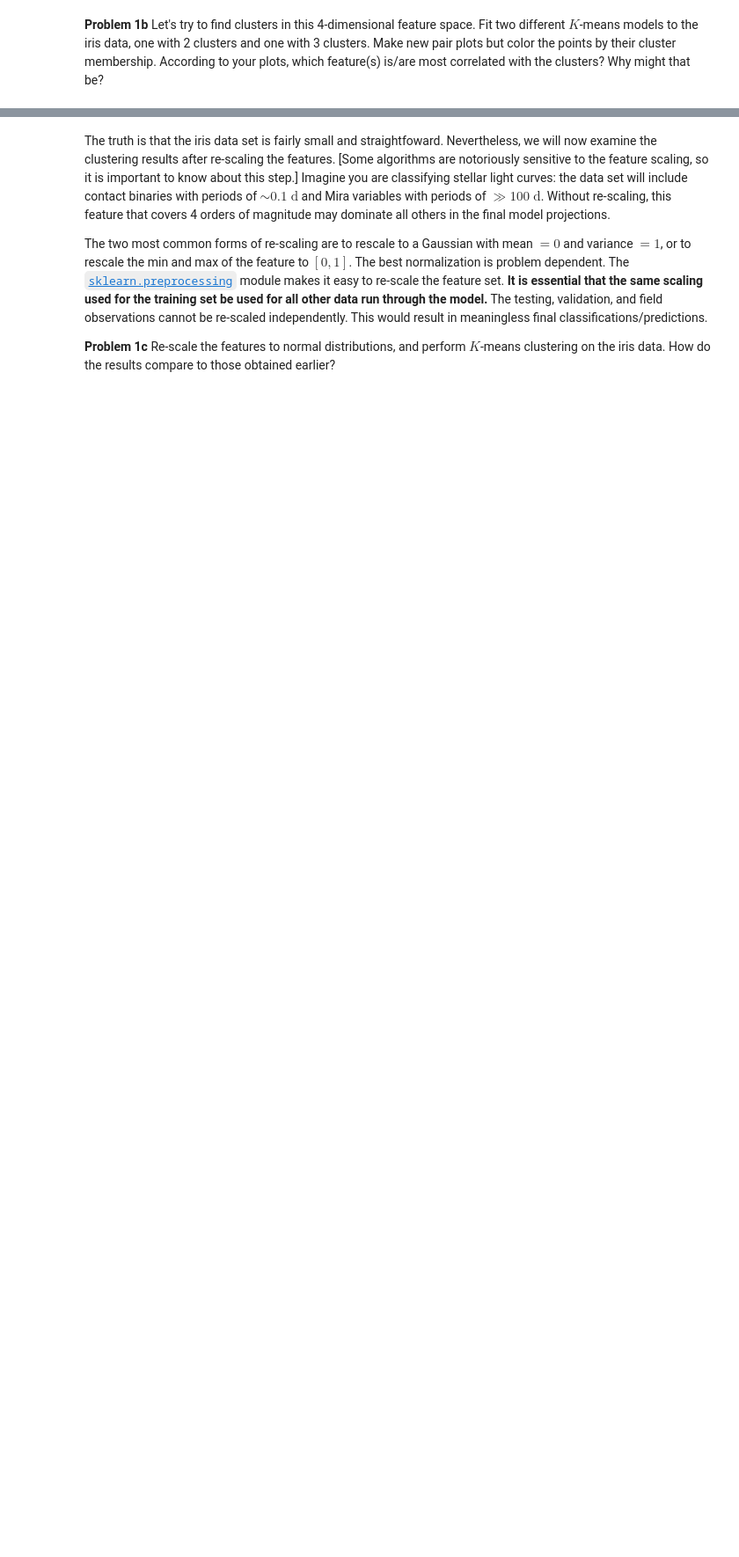
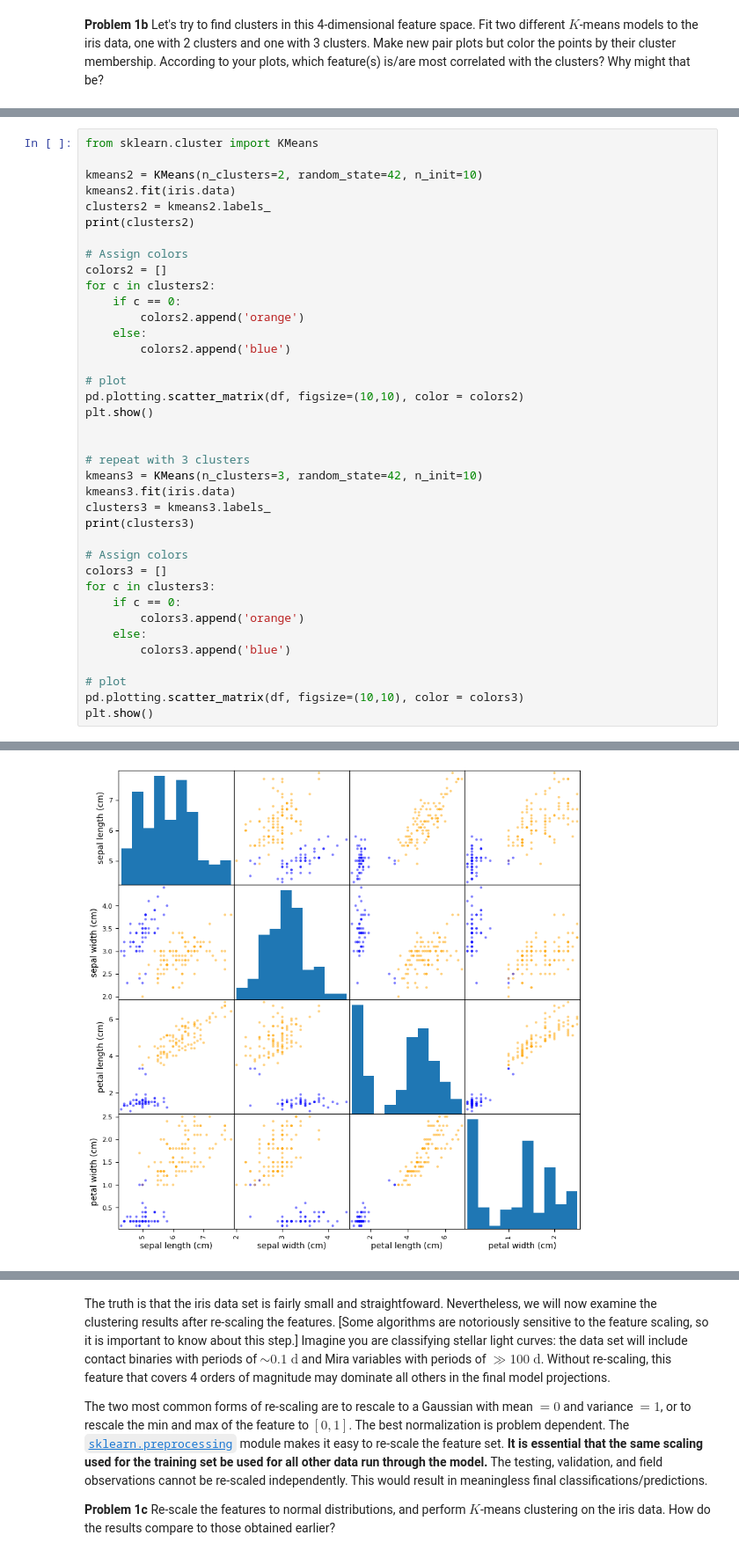
Before and after one commit to ASTR154/clustering, a Jupyter notebook: clustering.ipynb, the cells around one changed output, grey strips where cells are left out. Shown at 88% size. Drawn from its saved outputs; the diff is of its cells as text; blank space fills up the shorter version.

```diff
--- a/clustering.ipynb
+++ b/clustering.ipynb
@@ -38,0 +52,39 @@ print(clusters2)
+# %%
+from sklearn.cluster import KMeans
+
+kmeans2 = KMeans(n_clusters=2, random_state=42, n_init=10)
+kmeans2.fit(iris.data)
+clusters2 = kmeans2.labels_
+print(clusters2)
+
+# Assign colors
+colors2 = []
+for c in clusters2:
+    if c == 0:
+        colors2.append('orange')
+    else:
+        colors2.append('blue')
+
+# plot
+pd.plotting.scatter_matrix(df, figsize=(10,10), color = colors2)
+plt.show()
+
+
+# repeat with 3 clusters
+kmeans3 = KMeans(n_clusters=3, random_state=42, n_init=10)
+kmeans3.fit(iris.data)
+clusters3 = kmeans3.labels_
+print(clusters3)
+
+# Assign colors
+colors3 = []
+for c in clusters3:
+    if c == 0:
+        colors3.append('orange')
+    else:
+        colors3.append('blue')
+
+# plot
+pd.plotting.scatter_matrix(df, figsize=(10,10), color = colors3)
+plt.show()
+# %% [output]
@@ -38,0 +96 @@ print(clusters2)
+[figure, added]
```
Also changed, not shown: parts of 26 cells of this notebook.
